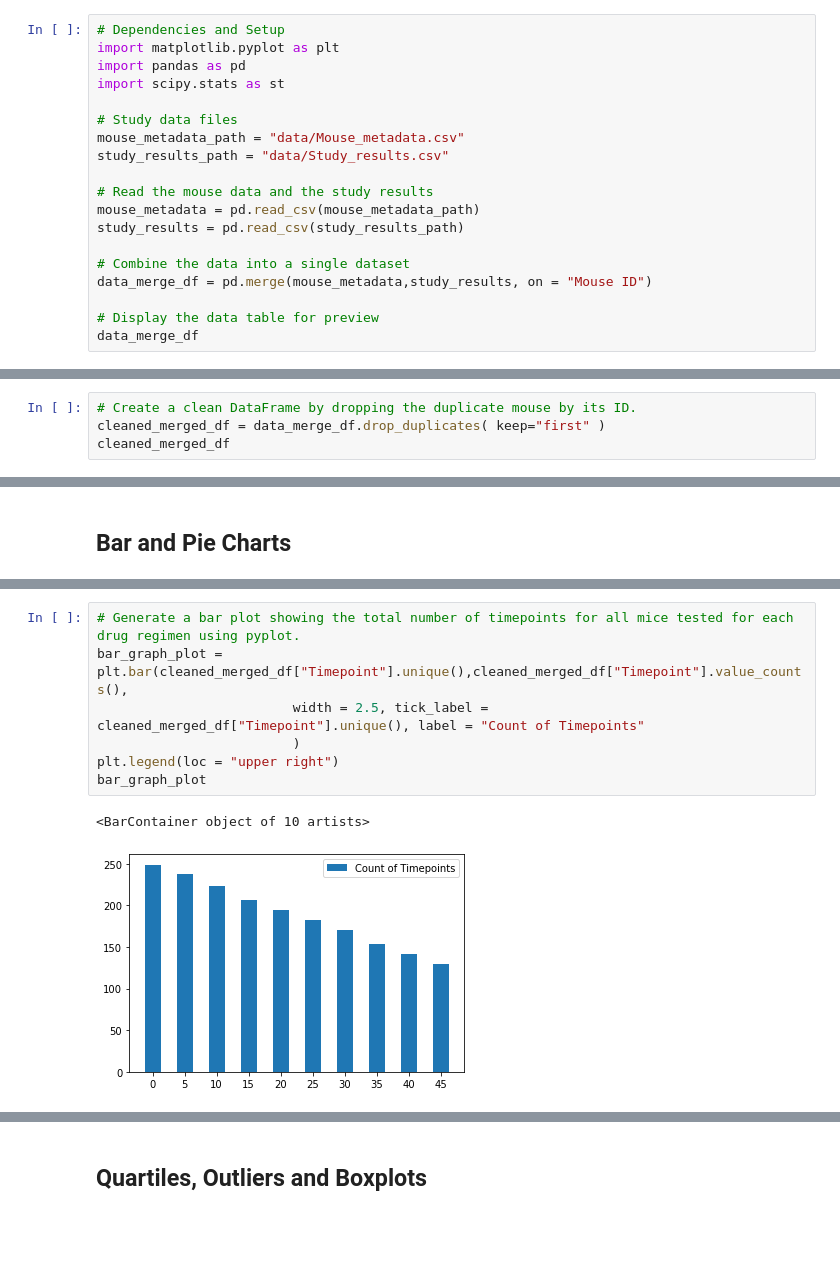
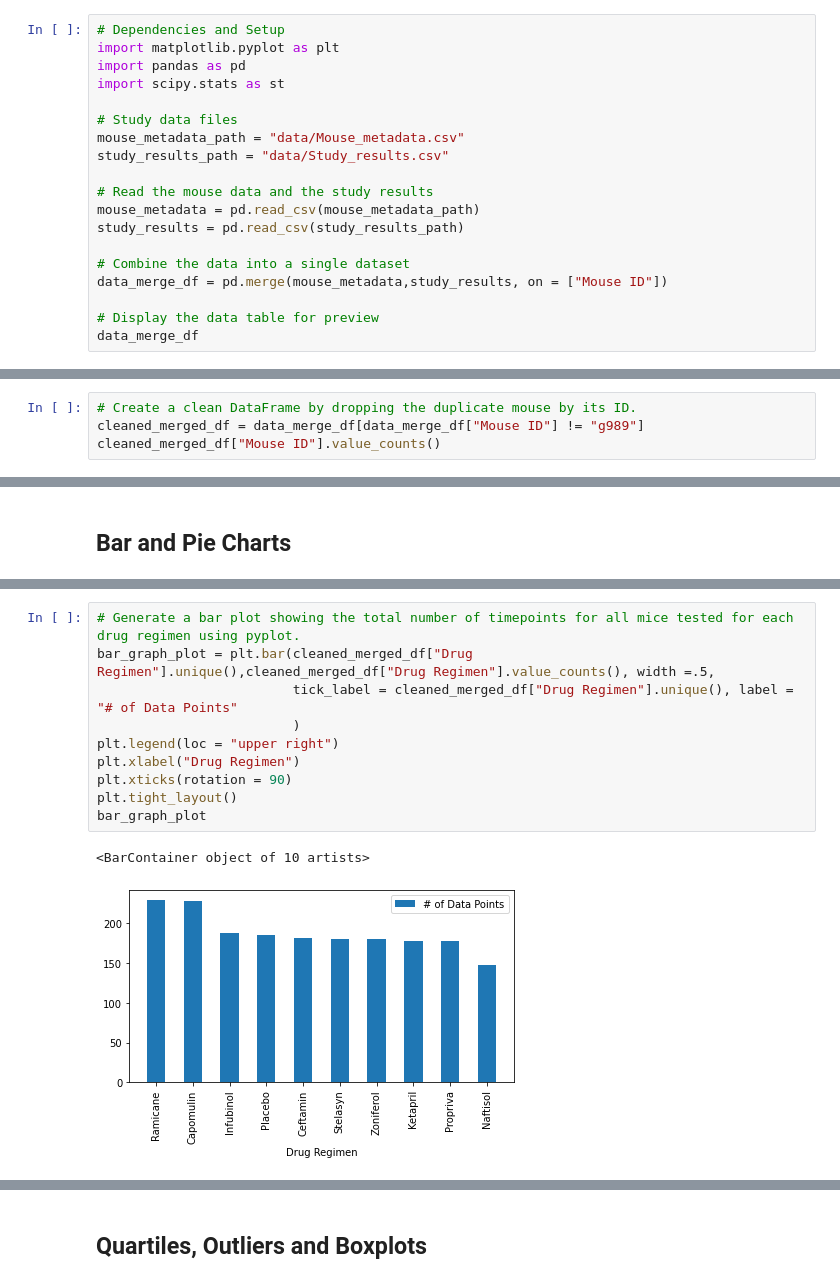
Before and after one commit to NebulaCrasher/matplotlib-challenge, a Jupyter notebook: Pymaceuticals/pymaceuticals_starter.ipynb, the cells around one changed output, grey strips where cells are left out. Cells and saved outputs as stored; diff of their text form; blank space fills up the shorter version.

```diff
--- a/Pymaceuticals/pymaceuticals_starter.ipynb
+++ b/Pymaceuticals/pymaceuticals_starter.ipynb
@@ -15,7 +15,7 @@ mouse_metadata = pd.read_csv(mouse_metadata_path)
 study_results = pd.read_csv(study_results_path)
 
 # Combine the data into a single dataset
-data_merge_df = pd.merge(mouse_metadata,study_results, on = "Mouse ID")
+data_merge_df = pd.merge(mouse_metadata,study_results, on = ["Mouse ID"])
 
 # Display the data table for preview
 data_merge_df
@@ -71,5 +72,5 @@ duplicated_id_df
 # %%
 # Create a clean DataFrame by dropping the duplicate mouse by its ID.
-cleaned_merged_df = data_merge_df.drop_duplicates( keep="first" )
-cleaned_merged_df
+cleaned_merged_df = data_merge_df[data_merge_df["Mouse ID"] != "g989"]
+cleaned_merged_df["Mouse ID"].value_counts()
 # %% [output]
@@ -162,13 +162,16 @@ bar_graph.plot.bar(x = "Timepoints", y = "Count of Timepoints",rot = 0)
 # %%
 # Generate a bar plot showing the total number of timepoints for all mice tested for each drug regimen using pyplot.
-bar_graph_plot = plt.bar(cleaned_merged_df["Timepoint"].unique(),cleaned_merged_df["Timepoint"].value_counts(),
-                         width = 2.5, tick_label = cleaned_merged_df["Timepoint"].unique(), label = "Count of Timepoints"
+bar_graph_plot = plt.bar(cleaned_merged_df["Drug Regimen"].unique(),cleaned_merged_df["Drug Regimen"].value_counts(), width =.5,
+                         tick_label = cleaned_merged_df["Drug Regimen"].unique(), label = "# of Data Points"
                          )
 plt.legend(loc = "upper right")
+plt.xlabel("Drug Regimen")
+plt.xticks(rotation = 90)
+plt.tight_layout()
 bar_graph_plot
 # %% [output]
 <BarContainer object of 10 artists>
-[figure, old version]
+[figure, new version]
 # %%
 # Generate a pie plot showing the distribution of female versus male mice using Pandas
 pie = cleaned_merged_df["Sex"].value_counts()
```
Also changed, not shown: parts of 15 cells of this notebook.
